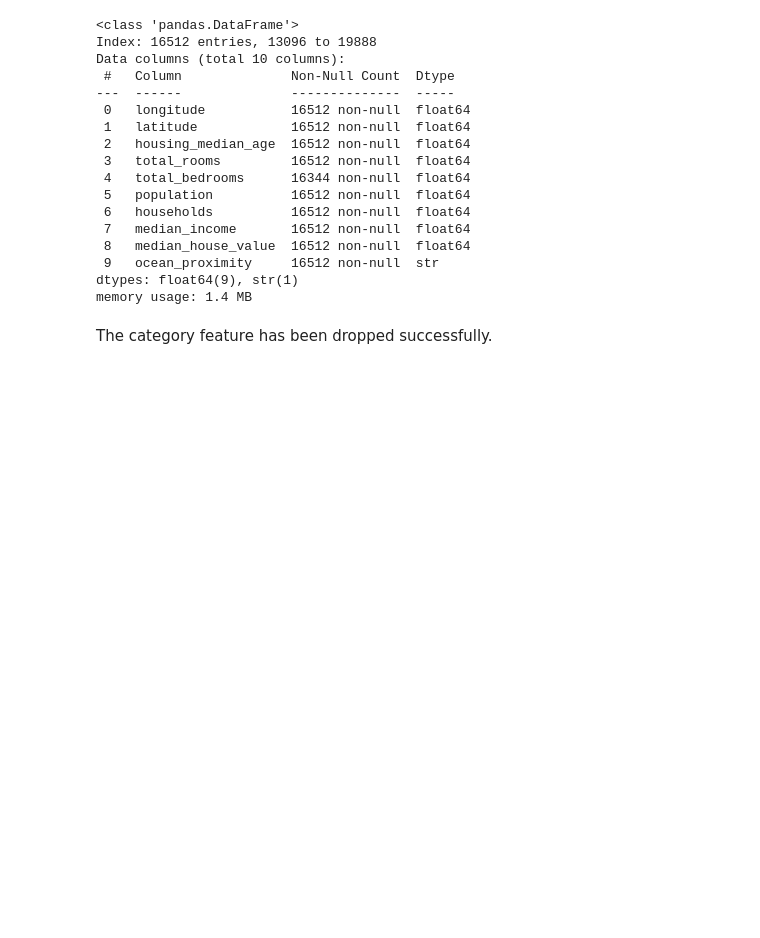
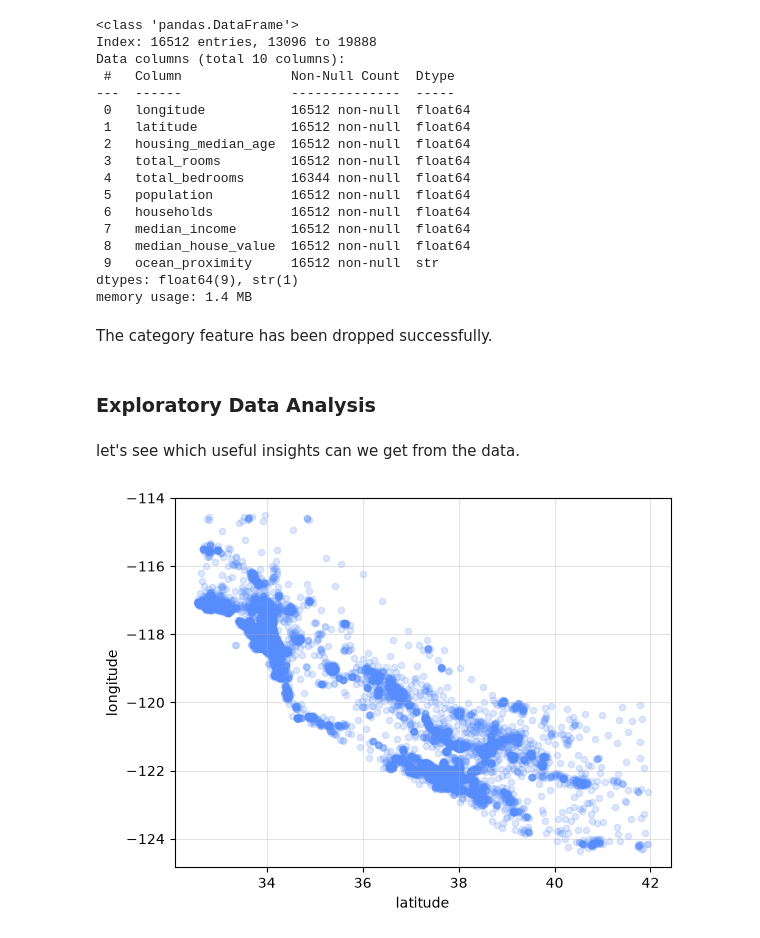
Before and after one commit to Yar-Muhammad-Awaim/hands-on-ml-with-scikit-learn-pytorch, a Jupyter notebook: src/book/chapter2.ipynb, the cells around one changed output. Cells and saved outputs as stored; diff of their text form; code cells hidden in the pictures; blank space fills up the shorter version.

```diff
--- a/src/book/chapter2.ipynb
+++ b/src/book/chapter2.ipynb
@@ -318,3 +319,14 @@ dtypes: float64(9), str(1)
 memory usage: 1.4 MB
 # %% [markdown]
 The category feature has been dropped successfully.
+# %% [markdown]
+### Exploratory Data Analysis
+# %% [markdown]
+let's see which useful insights can we get from the data.
+# %%
+housing = train_data.copy()
+# %%
+housing.plot(kind="scatter", x="latitude", y="longitude", alpha=0.2, grid=True)
+plt.show()
+# %% [output]
+[figure, added]
```
Also changed, not shown: parts of 33 cells of this notebook, 2 other files.
